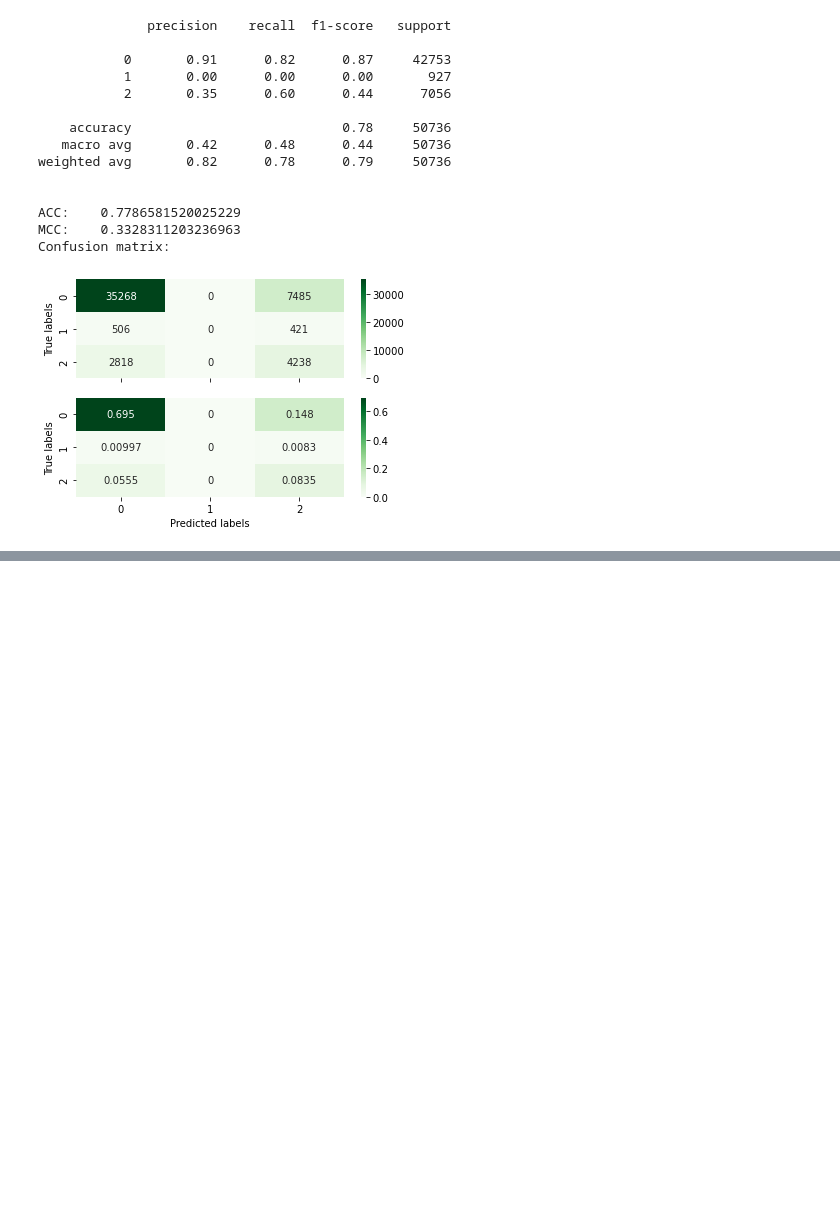
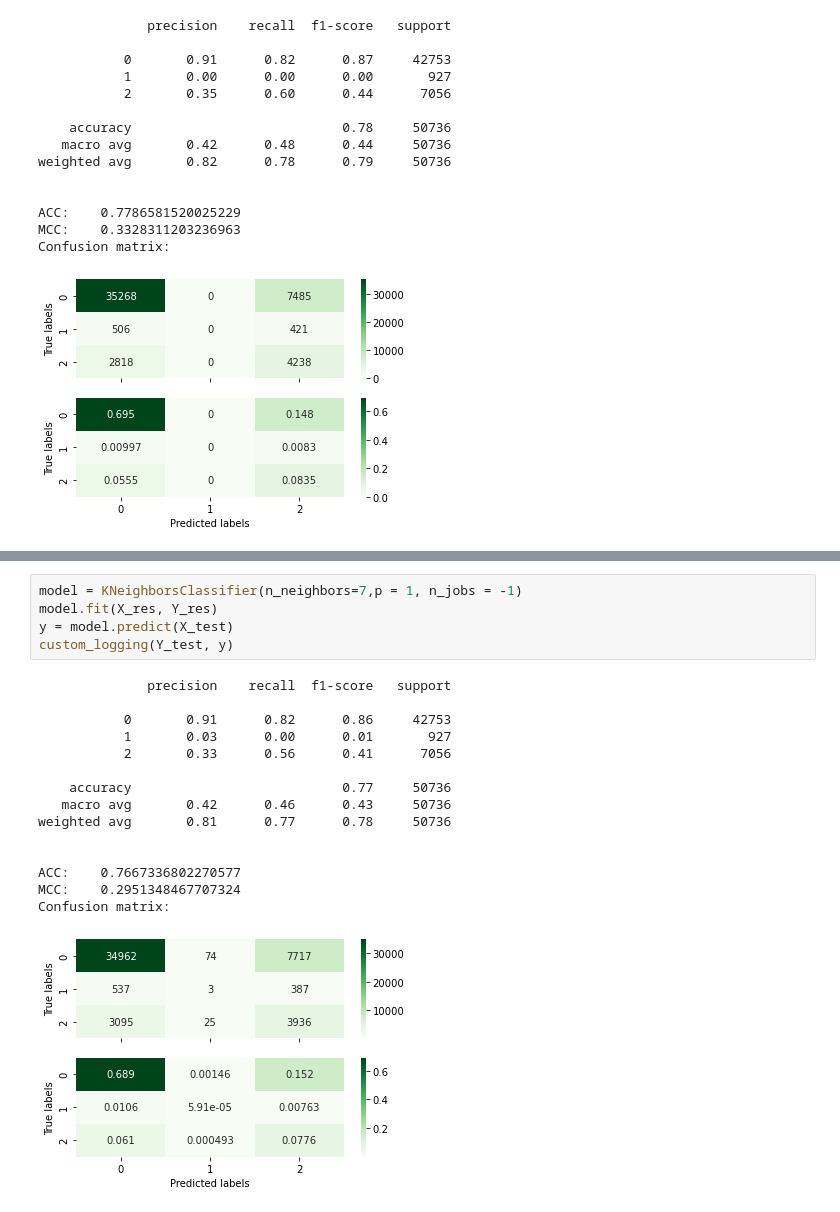
Before and after one commit to andnic51294/Diabetes_prediction, a Jupyter notebook: kNN - neighbour trials.ipynb, the cells around one changed output, grey strips where cells are left out. Saved outputs shown, nothing was run; the diff lists cells and outputs as text; blank space fills up the shorter version.

```diff
--- a/kNN - neighbour trials.ipynb
+++ b/kNN - neighbour trials.ipynb
@@ -337,0 +380,21 @@ Confusion matrix:
+# %%
+model = KNeighborsClassifier(n_neighbors=7,p = 1, n_jobs = -1)
+model.fit(X_res, Y_res)
+y = model.predict(X_test)
+custom_logging(Y_test, y)
+# %% [output]
+              precision    recall  f1-score   support
+
+           0       0.91      0.82      0.86     42753
+           1       0.03      0.00      0.01       927
+           2       0.33      0.56      0.41      7056
+
+    accuracy                           0.77     50736
+   macro avg       0.42      0.46      0.43     50736
+weighted avg       0.81      0.77      0.78     50736
+
+
+ACC:    0.7667336802270577
+MCC:    0.2951348467707324
+Confusion matrix:
+[figure, added]
```
Also changed, not shown: parts of 12 cells of this notebook.
